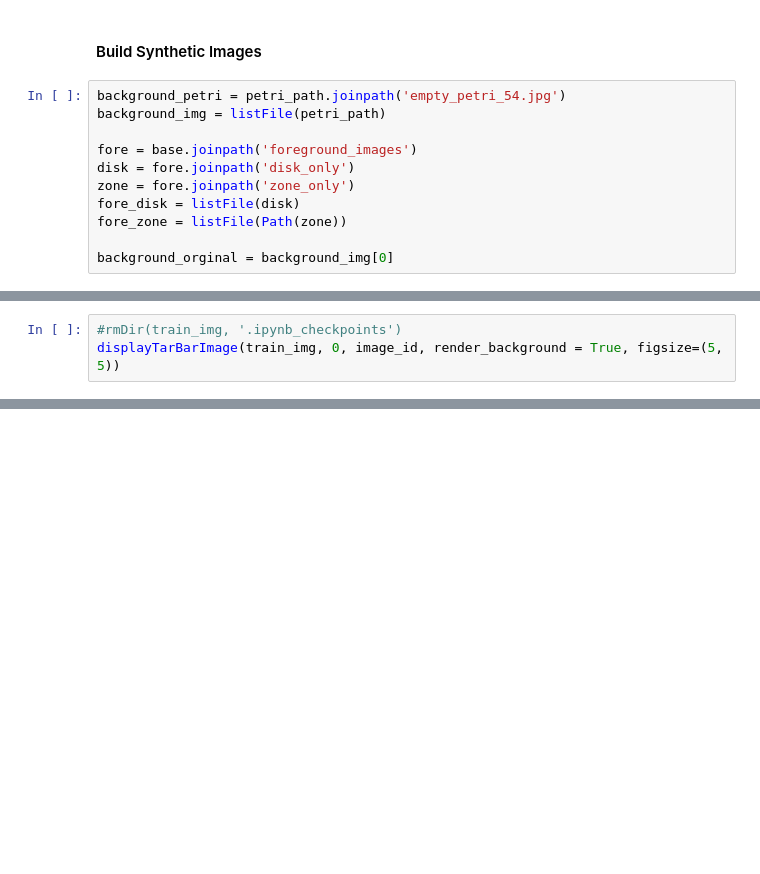
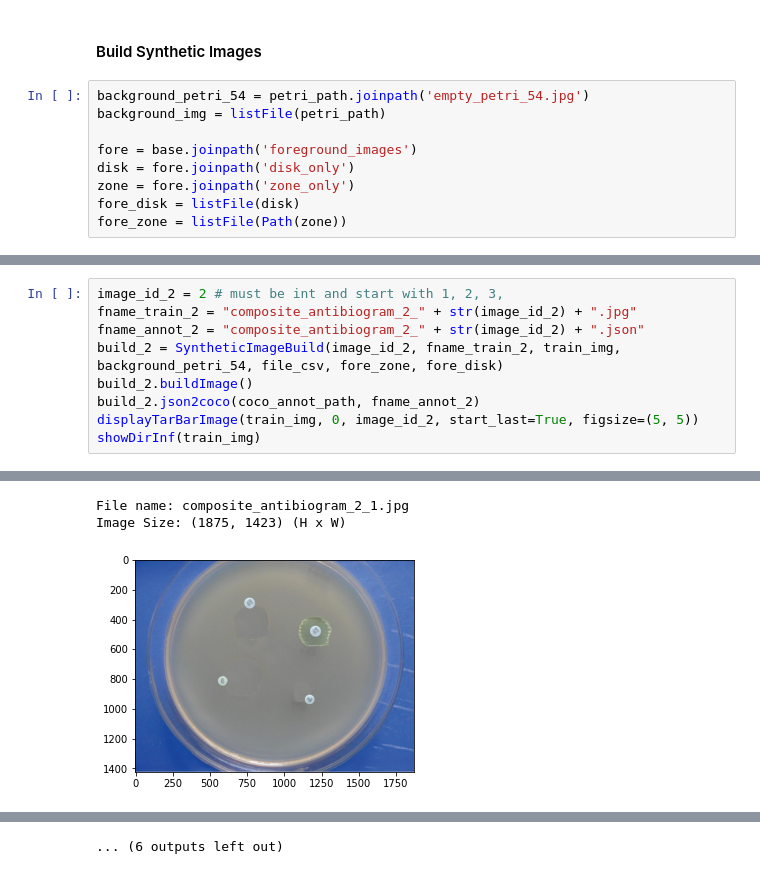
Before and after one commit to chho-work/syntheticReplica, a Jupyter notebook: sample_nbs/Sample_nb_2.ipynb, the cells around one changed output, grey strips where cells are left out. Saved outputs shown, nothing was run; the diff lists cells and outputs as text; blank space fills up the shorter version.

```diff
--- a/sample_nbs/Sample_nb_2.ipynb
+++ b/sample_nbs/Sample_nb_2.ipynb
@@ -290,7 +336,7 @@ pto_3        1000         900       200       200
 # %% [markdown]
 #### Build Synthetic Images
 # %%
-background_petri = petri_path.joinpath('empty_petri_54.jpg')
+background_petri_54 = petri_path.joinpath('empty_petri_54.jpg')
 background_img = listFile(petri_path)
 
 fore = base.joinpath('foreground_images')
@@ -298,5 +344,3 @@ disk = fore.joinpath('disk_only')
 zone = fore.joinpath('zone_only')
 fore_disk = listFile(disk)
 fore_zone = listFile(Path(zone))
-
-background_orginal = background_img[0]
@@ -333,3 +347,10 @@ Image Size: (1875, 1423) (H x W)
-# %%
-#rmDir(train_img, '.ipynb_checkpoints')
-displayTarBarImage(train_img, 0, image_id, render_background = True, figsize=(5, 5))
+# %%
+image_id_2 = 2 # must be int and start with 1, 2, 3,
+fname_train_2 = "composite_antibiogram_2_" + str(image_id_2) + ".jpg"
+fname_annot_2 = "composite_antibiogram_2_" + str(image_id_2) + ".json"
+build_2 = SyntheticImageBuild(image_id_2, fname_train_2, train_img, background_petri_54, file_csv, fore_zone, fore_disk)
+build_2.buildImage()
+build_2.json2coco(coco_annot_path, fname_annot_2)
+displayTarBarImage(train_img, 0, image_id_2, start_last=True, figsize=(5, 5))
+showDirInf(train_img)
+# %% [output]
@@ -335,0 +364,3 @@ displayTarBarImage(train_img, 0, image_id, render_background = True, figsize=(5,
+File name: composite_antibiogram_2_1.jpg
+Image Size: (1875, 1423) (H x W)
+[figure, added]
@@ -336,2 +370,3 @@ displayTarBarImage(train_img, 0, image_id, render_background = True, figsize=(5,
+... (6 outputs left out)
 # %%
 # Zip all created contents, both images and annotations.
```
Also changed, not shown: parts of 21 cells of this notebook.
